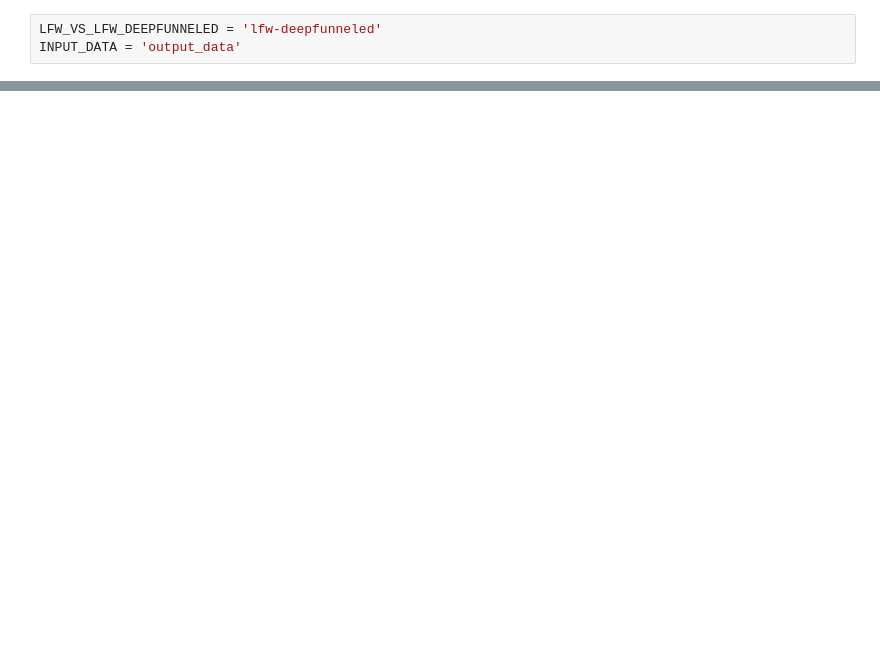
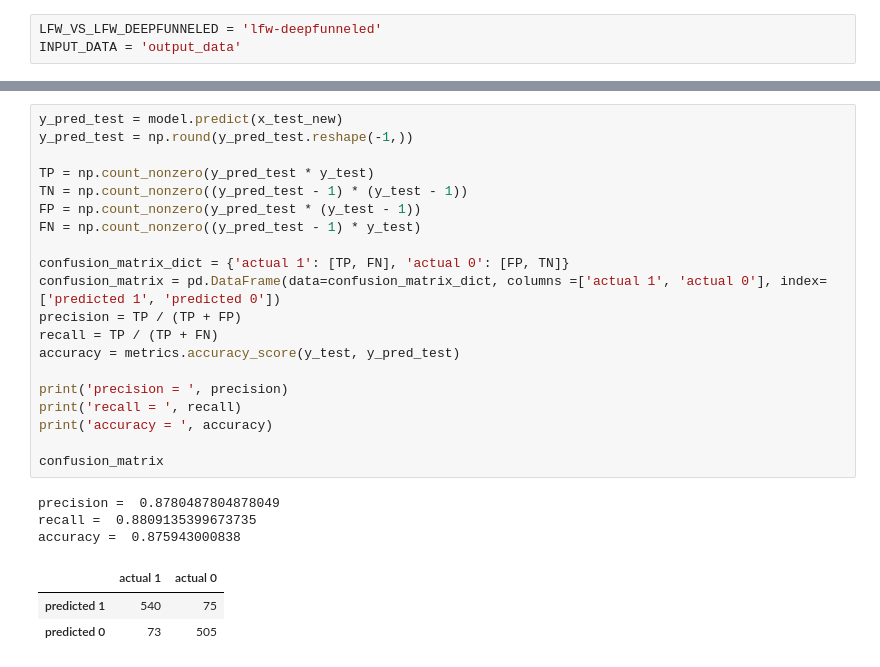
Before and after one commit to maciej3031/face_gender_recognition, a Jupyter notebook: CNN/face_gender_recognition_CNN.ipynb, the cells around one changed output, grey strips where cells are left out. Cells and saved outputs as stored; diff of their text form; blank space fills up the shorter version.

```diff
--- a/CNN/face_gender_recognition_CNN.ipynb
+++ b/CNN/face_gender_recognition_CNN.ipynb
@@ -191,0 +260,27 @@ model.save("cnn.h5")
+# %%
+y_pred_test = model.predict(x_test_new)
+y_pred_test = np.round(y_pred_test.reshape(-1,))
+
+TP = np.count_nonzero(y_pred_test * y_test)
+TN = np.count_nonzero((y_pred_test - 1) * (y_test - 1))
+FP = np.count_nonzero(y_pred_test * (y_test - 1))
+FN = np.count_nonzero((y_pred_test - 1) * y_test)
+
+confusion_matrix_dict = {'actual 1': [TP, FN], 'actual 0': [FP, TN]}
+confusion_matrix = pd.DataFrame(data=confusion_matrix_dict, columns =['actual 1', 'actual 0'], index=['predicted 1', 'predicted 0'])
+precision = TP / (TP + FP)
+recall = TP / (TP + FN)
+accuracy = metrics.accuracy_score(y_test, y_pred_test)
+
+print('precision = ', precision)
+print('recall = ', recall)
+print('accuracy = ', accuracy)
+
+confusion_matrix
+# %% [output]
+precision =  0.8780487804878049
+recall =  0.8809135399673735
+accuracy =  0.875943000838
+|  | actual 1 | actual 0 |
+| predicted 1 | 540 | 75 |
+| predicted 0 | 73 | 505 |
```
Also changed, not shown: parts of 17 cells of this notebook, 1 other file.
